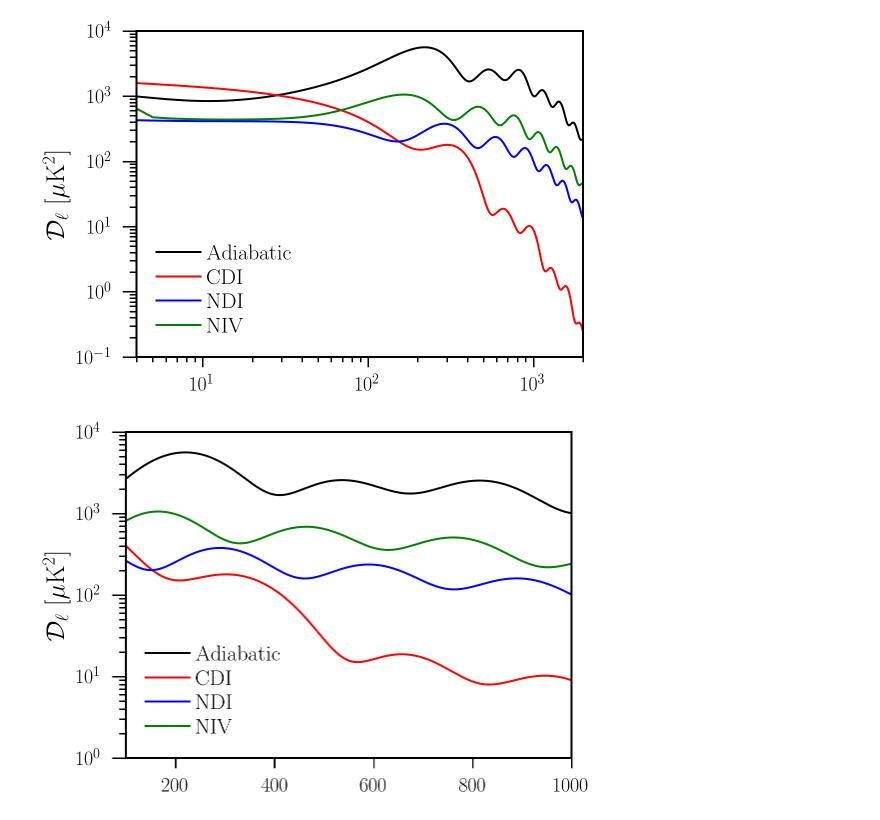
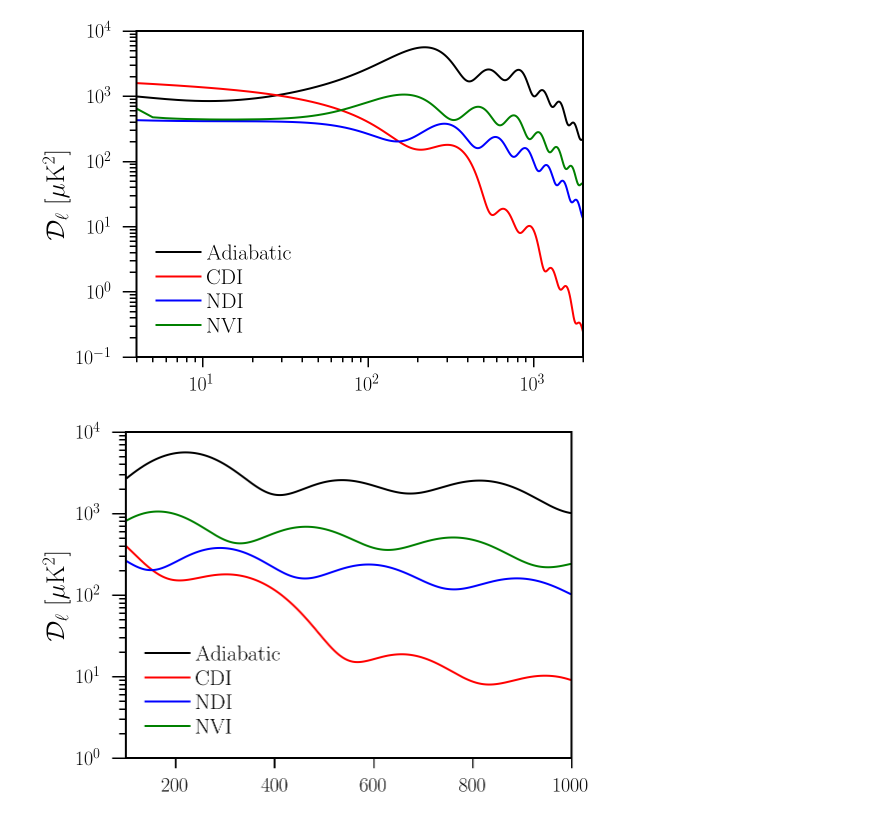
Before and after one commit to xzackli/Cosmology-Notebooks, a Jupyter notebook: Planck 2013 Figure 21.ipynb, the cells around one changed output. Drawn from its saved outputs; the diff is of its cells as text; code cells hidden in the pictures.

Commit message:
fixed label typo NVI

```diff
--- a/Planck 2013 Figure 21.ipynb
+++ b/Planck 2013 Figure 21.ipynb
@@ -58,34 +58,34 @@ params_NIV = {
 # %%
 def get_stuff(new_params):
     cosmo = Class()
     cosmo.set(new_params)
     cosmo.compute()
     cls = cosmo.raw_cl(max_l)
     xx = np.array( range(max_l+1)[2:] )
     yy = np.array( cls['ee'][2:] )
     zz = np.array( cls['tt'][2:] )
     tt =  ((xx)*(xx+1) * zz / (2 * math.pi))  * (TCMB*1.0e6)**2
     cosmo.struct_cleanup()
     return xx, yy, zz, tt
 
 plt.figure(figsize=(8,6))
 xx, yy, zz, tt = get_stuff(params_adiabatic)
 plt.plot( xx, tt, label='Adiabatic', c="black" )
 xx, yy, zz, tt = get_stuff(params_CDI)
 plt.plot( xx, tt, label='CDI', c="red" )
 xx, yy, zz, tt = get_stuff(params_NID)
 plt.plot( xx, tt, label='NDI', c="blue" )
 xx, yy, zz, tt = get_stuff(params_NIV)
-plt.plot( xx, tt, label='NIV', c="green" )
+plt.plot( xx, tt, label='NVI', c="green" )
 
 plt.xlim(4,2000)
 plt.ylim(1e-1,1e4)
 plt.yscale('log')
 plt.xscale('log')
 plt.legend()
 plt.ylabel(r'$\mathcal{D}_{\ell}$ [$\mu$K$^2$]');
 # %% [output]
-[figure, old version]
+[figure, new version]
 # %%
 plt.figure(figsize=(8,6))
 xx, yy, zz, tt = get_stuff(params_adiabatic)
@@ -95,7 +95,7 @@ plt.plot( xx, tt, label='CDI', c="red" )
 xx, yy, zz, tt = get_stuff(params_NID)
 plt.plot( xx, tt, label='NDI', c="blue" )
 xx, yy, zz, tt = get_stuff(params_NIV)
-plt.plot( xx, tt, label='NIV', c="green" )
+plt.plot( xx, tt, label='NVI', c="green" )
 
 plt.xlim(100,1000)
 plt.ylim(1e0,1e4)
@@ -103,4 +103,4 @@ plt.yscale('log')
 plt.legend()
 plt.ylabel(r'$\mathcal{D}_{\ell}$ [$\mu$K$^2$]');
 # %% [output]
-[figure, old version]
+[figure, new version]
```
